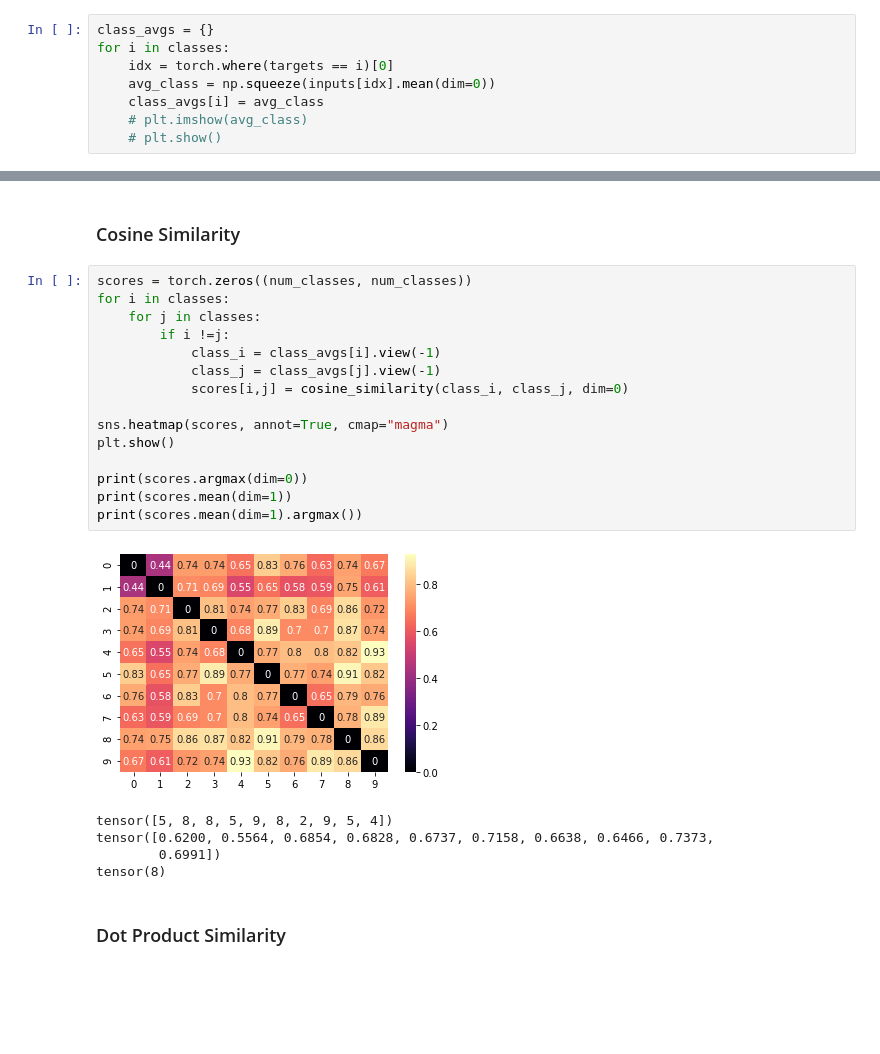
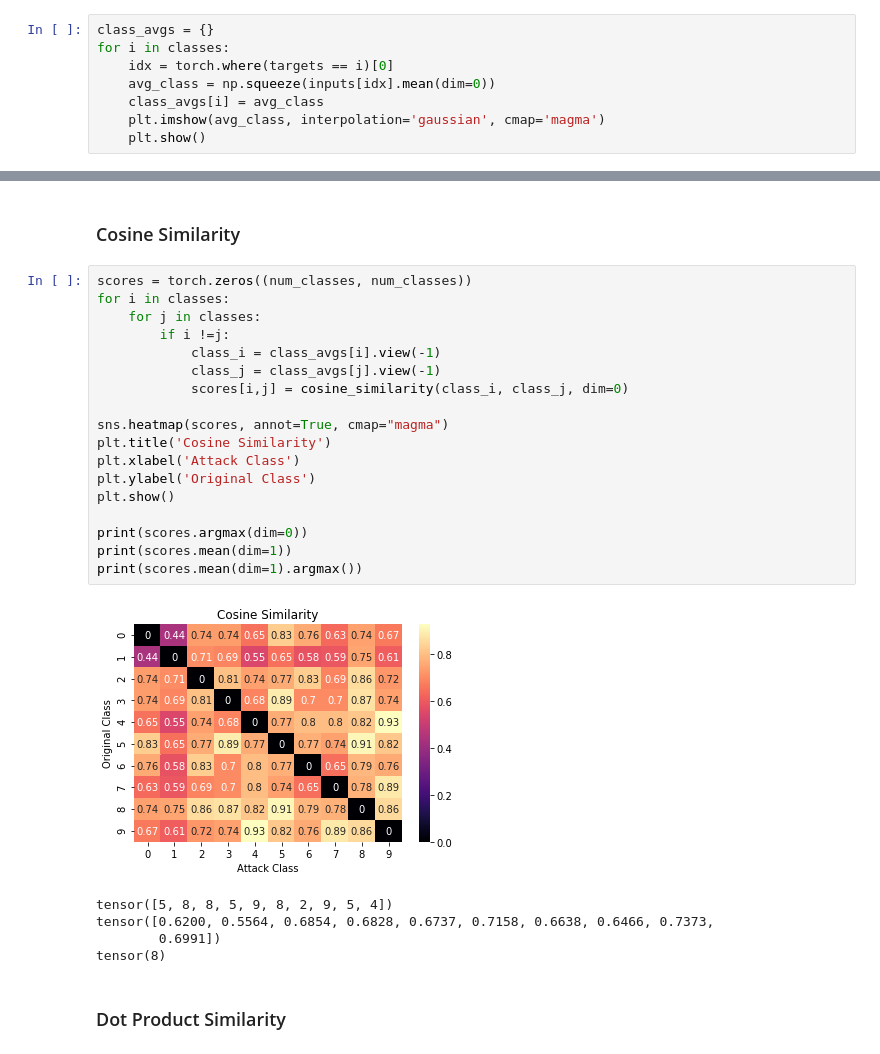
Before and after one commit to fabriceyhc/nc_diversity_attacks, a Jupyter notebook: CW - nc - mnist.ipynb, the cells around one changed output, grey strips where cells are left out. Saved outputs shown, nothing was run; the diff lists cells and outputs as text; blank space fills up the shorter version.

```diff
--- a/CW - nc - mnist.ipynb
+++ b/CW - nc - mnist.ipynb
@@ -1094,5 +1112,5 @@ for i in classes:
     idx = torch.where(targets == i)[0]
     avg_class = np.squeeze(inputs[idx].mean(dim=0))
     class_avgs[i] = avg_class
-    # plt.imshow(avg_class)
-    # plt.show()
+    plt.imshow(avg_class, interpolation='gaussian', cmap='magma')
+    plt.show()
@@ -1101,20 +1130,23 @@ for i in classes:
 # %%
 scores = torch.zeros((num_classes, num_classes))
 for i in classes:
     for j in classes:
         if i !=j:
             class_i = class_avgs[i].view(-1)
             class_j = class_avgs[j].view(-1)
             scores[i,j] = cosine_similarity(class_i, class_j, dim=0)
 
 sns.heatmap(scores, annot=True, cmap="magma")
+plt.title('Cosine Similarity')
+plt.xlabel('Attack Class')
+plt.ylabel('Original Class')
 plt.show()
 
 print(scores.argmax(dim=0))
 print(scores.mean(dim=1))
 print(scores.mean(dim=1).argmax())
 # %% [output]
-[figure, old version]
+[figure, new version]
 tensor([5, 8, 8, 5, 9, 8, 2, 9, 5, 4])
 tensor([0.6200, 0.5564, 0.6854, 0.6828, 0.6737, 0.7158, 0.6638, 0.6466, 0.7373,
         0.6991])
```
Also changed, not shown: parts of 10 cells of this notebook, 45 other files.
